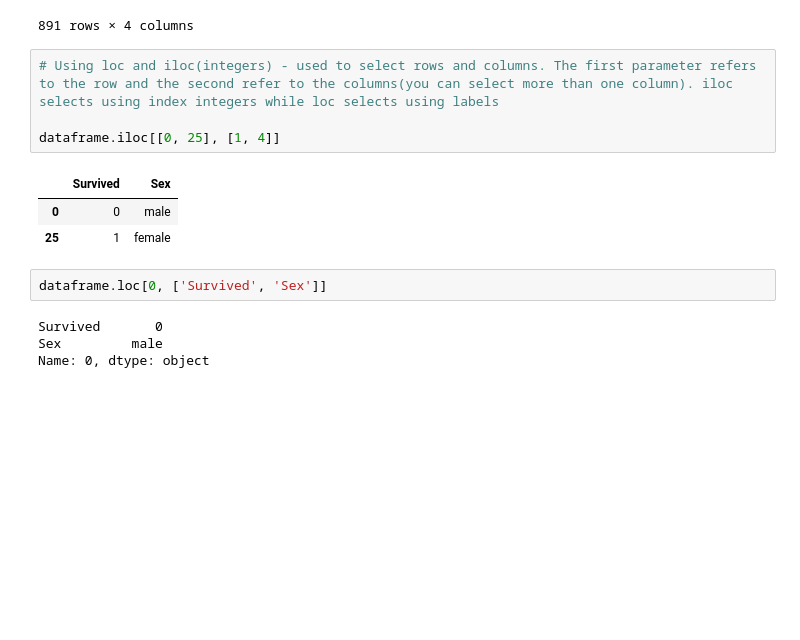
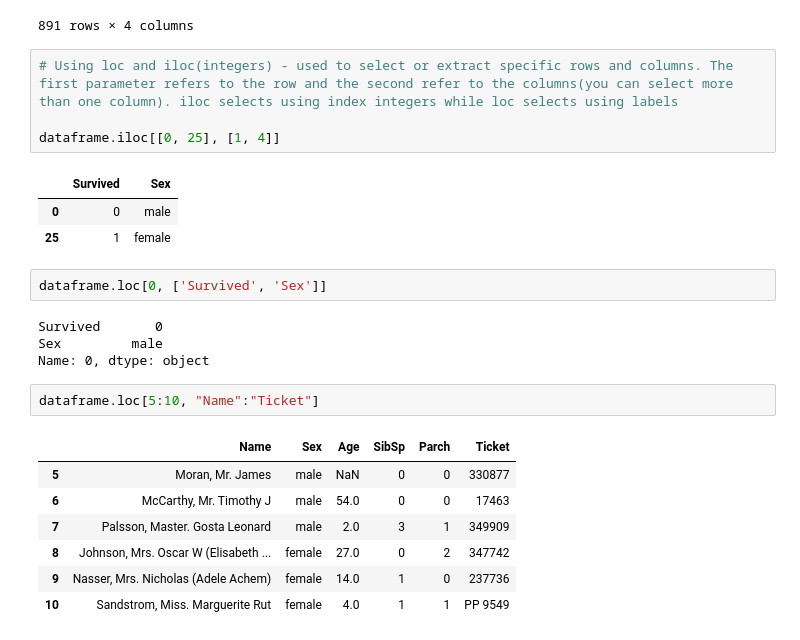
Before and after one commit to Irene-Busah/Data-Engineering-Content, a Jupyter notebook: Tutorials/python-pandas/pandas-dataframe.ipynb, the cells around one changed output. Cells and saved outputs as stored; diff of their text form; blank space fills up the shorter version.

```diff
--- a/Tutorials/python-pandas/pandas-dataframe.ipynb
+++ b/Tutorials/python-pandas/pandas-dataframe.ipynb
@@ -196,7 +196,7 @@ dataframe[['Name', 'Age', 'Survived', 'Ticket']]
 | 890 | Dooley, Mr. Patrick | 32.0 | 0 | 370376 |
 891 rows × 4 columns
 # %%
-# Using loc and iloc(integers) - used to select rows and columns. The first parameter refers to the row and the second refer to the columns(you can select more than one column). iloc selects using index integers while loc selects using labels
+# Using loc and iloc(integers) - used to select or extract specific rows and columns. The first parameter refers to the row and the second refer to the columns(you can select more than one column). iloc selects using index integers while loc selects using labels
 
 dataframe.iloc[[0, 25], [1, 4]]
 # %% [output]
@@ -209,3 +209,13 @@ dataframe.loc[0, ['Survived', 'Sex']]
 Survived       0
 Sex         male
 Name: 0, dtype: object
+# %%
+dataframe.loc[5:10, "Name":"Ticket"]
+# %% [output]
+|  | Name | Sex | Age | SibSp | Parch | Ticket |
+| 5 | Moran, Mr. James | male | NaN | 0 | 0 | 330877 |
+| 6 | McCarthy, Mr. Timothy J | male | 54.0 | 0 | 0 | 17463 |
+| 7 | Palsson, Master. Gosta Leonard | male | 2.0 | 3 | 1 | 349909 |
+| 8 | Johnson, Mrs. Oscar W (Elisabeth ... | female | 27.0 | 0 | 2 | 347742 |
+| 9 | Nasser, Mrs. Nicholas (Adele Achem) | female | 14.0 | 1 | 0 | 237736 |
+| 10 | Sandstrom, Miss. Marguerite Rut | female | 4.0 | 1 | 1 | PP 9549 |
```
Also changed, not shown: parts of 2 cells of this notebook.
